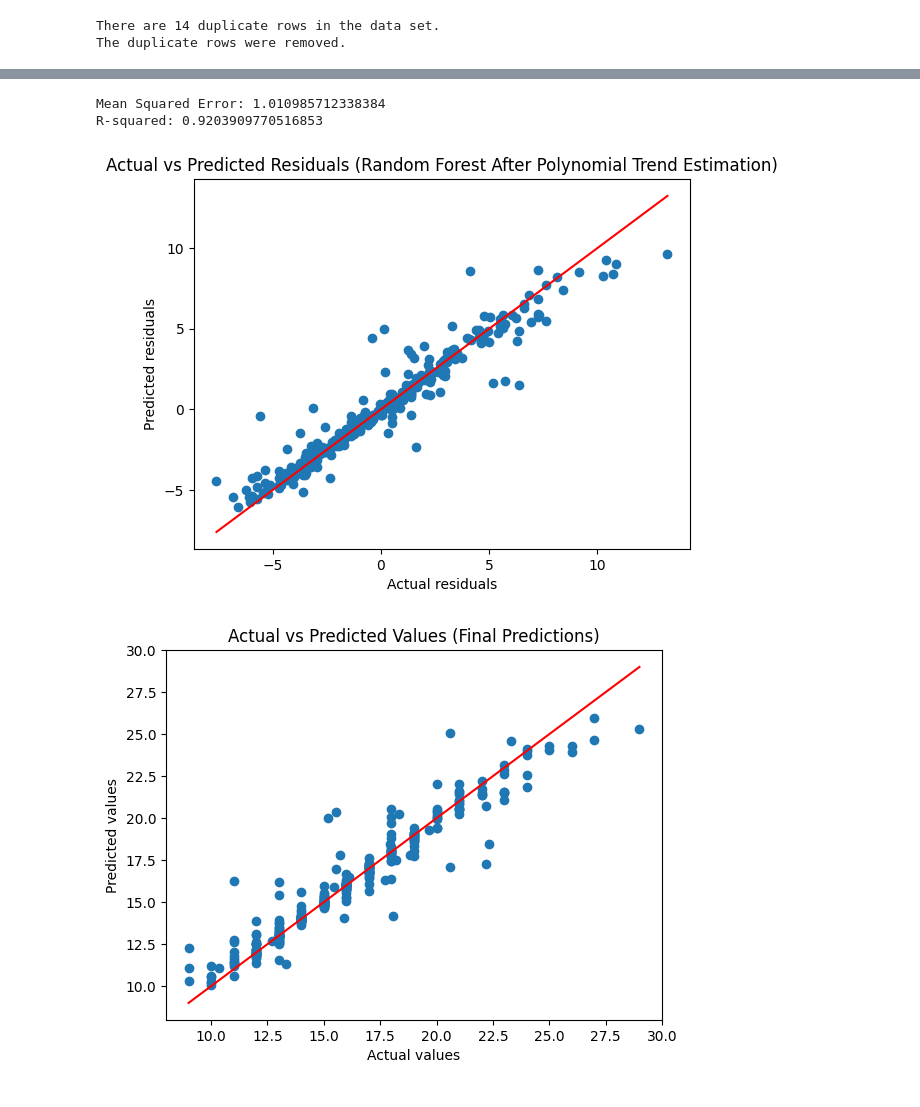
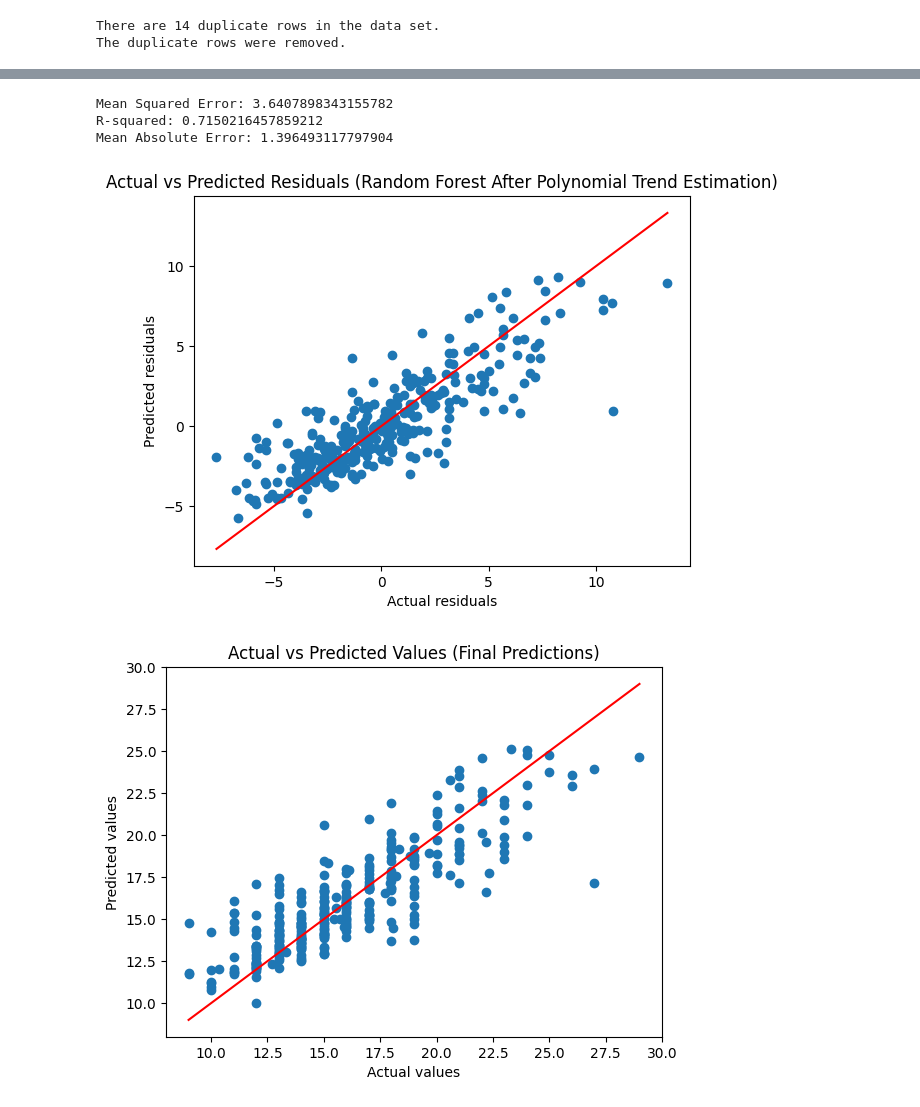
Before and after one commit to MithilaCoomaraswamy/DSGP, a Jupyter notebook: PeriodTrackerRandomForestWithPolynomialRegression.ipynb, the cells around one changed output, grey strips where cells are left out. Drawn from its saved outputs; the diff is of its cells as text; code cells hidden in the pictures.

```diff
--- a/PeriodTrackerRandomForestWithPolynomialRegression.ipynb
+++ b/PeriodTrackerRandomForestWithPolynomialRegression.ipynb
@@ -11,7 +11,5 @@ from sklearn.ensemble import RandomForestRegressor
 from sklearn.metrics import mean_squared_error, r2_score
 from sklearn.preprocessing import PolynomialFeatures
 # %%
-from google.colab import drive
-drive.mount('/content/drive')
-df = pd.read_csv('/content/drive/MyDrive/Colab Notebooks/PeriodData.csv')
+df = pd.read_csv('PeriodData.csv')
 np.random.seed(0)
@@ -300,6 +278,7 @@ There are 14 duplicate rows in the data set.
 The duplicate rows were removed.
 # %%
 df = df.drop(columns=['ClientID'])
+df = df.drop(columns=['LengthofLutealPhase'])
 # %%
 # Plot histograms
 columns_to_plot = ['CycleNumber', 'LengthofCycle', 'MeanCycleLength',
@@ -375,34 +354,43 @@ rf_model.fit(X_train_final, residuals)
 residual_pred = rf_model.predict(X_test_final)
 
 # 10. Combine predictions
 X_test_poly = poly.transform(X_test)
 final_predictions = trend_model.predict(X_test_poly) + residual_pred
 
+# Calculate residuals for the test set
+trend_test = trend_model.predict(X_test_poly)  # Predict trend for test data
+residual_test = y_test - trend_test # Calculate residuals for test data
+
+
 # Evaluate the model
+from sklearn.metrics import mean_squared_error, r2_score, mean_absolute_error # Import necessary metrics
 mse = mean_squared_error(residual_test, residual_pred)
 r2 = r2_score(residual_test, residual_pred)
+mae = mean_absolute_error(residual_test, residual_pred)
 
 # Output the evaluation metrics
 print(f"Mean Squared Error: {mse}")
 print(f"R-squared: {r2}")
+print(f"Mean Absolute Error: {mae}")
 
 # Plotting the actual vs predicted values for residuals
 plt.scatter(residual_test, residual_pred)
 plt.plot([min(residual_test), max(residual_test)], [min(residual_test), max(residual_test)], color='red')  # Perfect prediction line
 plt.xlabel("Actual residuals")
 plt.ylabel("Predicted residuals")
 plt.title("Actual vs Predicted Residuals (Random Forest After Polynomial Trend Estimation)")
 plt.show()
 
 # Plotting actual vs final predictions
 plt.scatter(y_test, final_predictions)
 plt.plot([min(y_test), max(y_test)], [min(y_test), max(y_test)], color='red')  # Perfect prediction line
 plt.xlabel("Actual values")
 plt.ylabel("Predicted values")
 plt.title("Actual vs Predicted Values (Final Predictions)")
 plt.show()
 # %% [output]
-Mean Squared Error: 1.010985712338384
-R-squared: 0.9203909770516853
+Mean Squared Error: 3.6407898343155782
+R-squared: 0.7150216457859212
+Mean Absolute Error: 1.396493117797904
-[figure, old version]
+[figure, new version]
-[figure, old version]
+[figure, new version]
```
Also changed, not shown: parts of 7 cells of this notebook.
